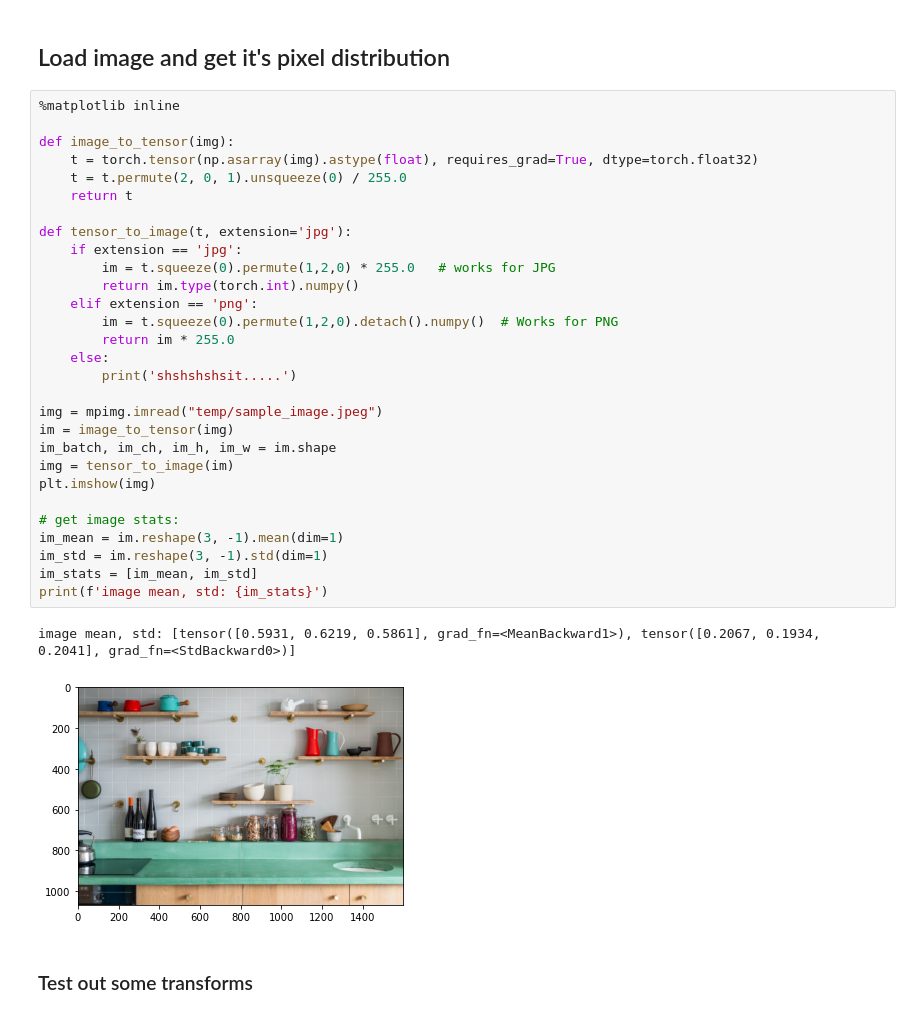
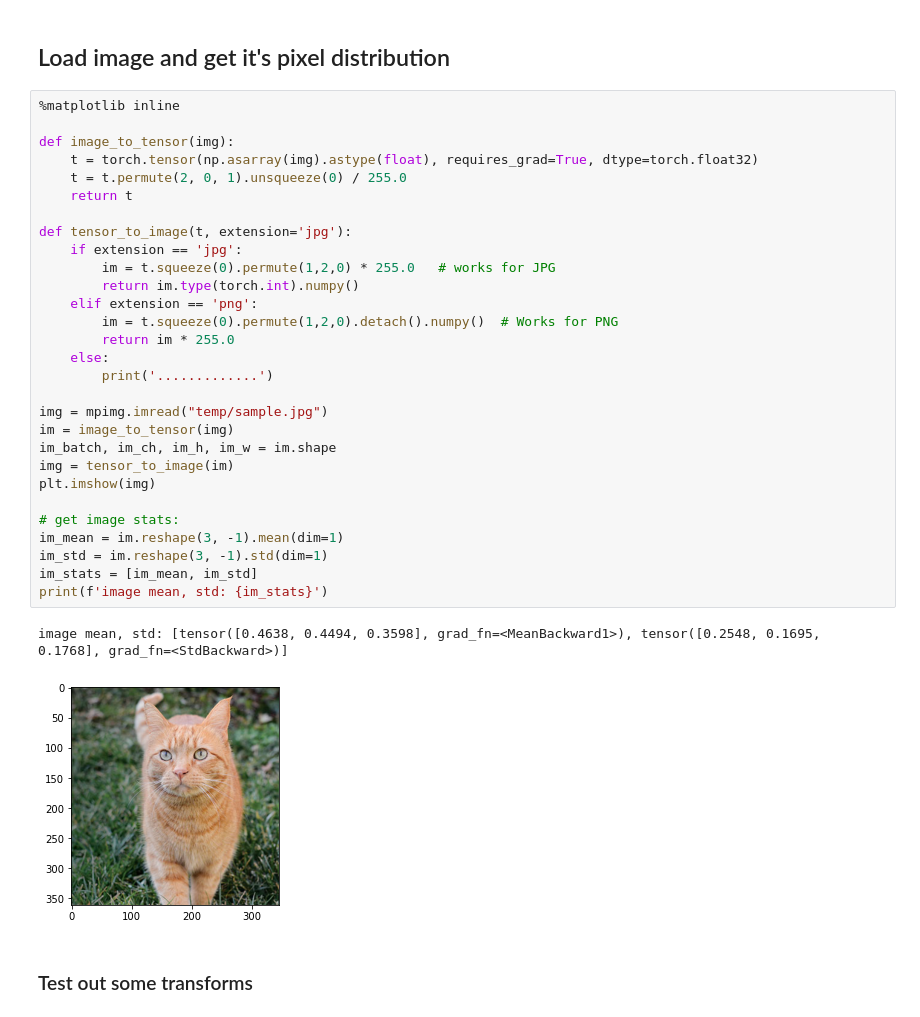
Before and after one commit to baldeeb/ContrastiveLearningOfDenseDescriptor, a Jupyter notebook: notebooks/augmentation_sandbox.ipynb, the cells around one changed output. Drawn from its saved outputs; the diff is of its cells as text.

```diff
--- a/notebooks/augmentation_sandbox.ipynb
+++ b/notebooks/augmentation_sandbox.ipynb
@@ -22,35 +25,35 @@ import matplotlib.pyplot as plt
 # %%
 %matplotlib inline
 
 def image_to_tensor(img):
     t = torch.tensor(np.asarray(img).astype(float), requires_grad=True, dtype=torch.float32)
     t = t.permute(2, 0, 1).unsqueeze(0) / 255.0
     return t
 
 def tensor_to_image(t, extension='jpg'):
     if extension == 'jpg':
         im = t.squeeze(0).permute(1,2,0) * 255.0   # works for JPG
         return im.type(torch.int).numpy()
     elif extension == 'png':
         im = t.squeeze(0).permute(1,2,0).detach().numpy()  # Works for PNG
         return im * 255.0
     else:
-        print('shshshshsit.....')
+        print('.............')
 
-img = mpimg.imread("temp/sample_image.jpeg")
+img = mpimg.imread("temp/sample.jpg")
 im = image_to_tensor(img)
 im_batch, im_ch, im_h, im_w = im.shape
 img = tensor_to_image(im)
 plt.imshow(img)
 
 # get image stats:
 im_mean = im.reshape(3, -1).mean(dim=1)
 im_std = im.reshape(3, -1).std(dim=1)
 im_stats = [im_mean, im_std]
 print(f'image mean, std: {im_stats}')
 # %% [output]
-image mean, std: [tensor([0.5931, 0.6219, 0.5861], grad_fn=<MeanBackward1>), tensor([0.2067, 0.1934, 0.2041], grad_fn=<StdBackward0>)]
+image mean, std: [tensor([0.4638, 0.4494, 0.3598], grad_fn=<MeanBackward1>), tensor([0.2548, 0.1695, 0.1768], grad_fn=<StdBackward>)]
-[figure, old version]
+[figure, new version]
 # %% [markdown]
 ### Test out some transforms
 # %%
```
Also changed, not shown: parts of 13 cells of this notebook, 26 other files.
